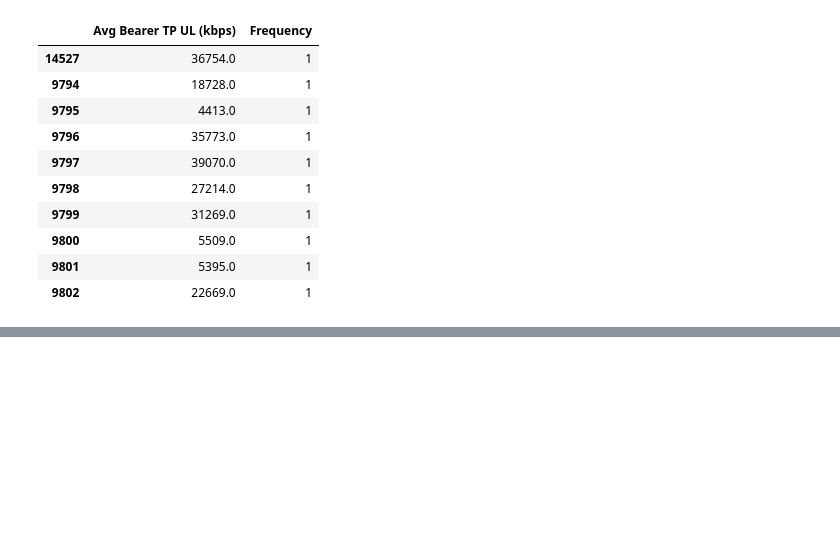
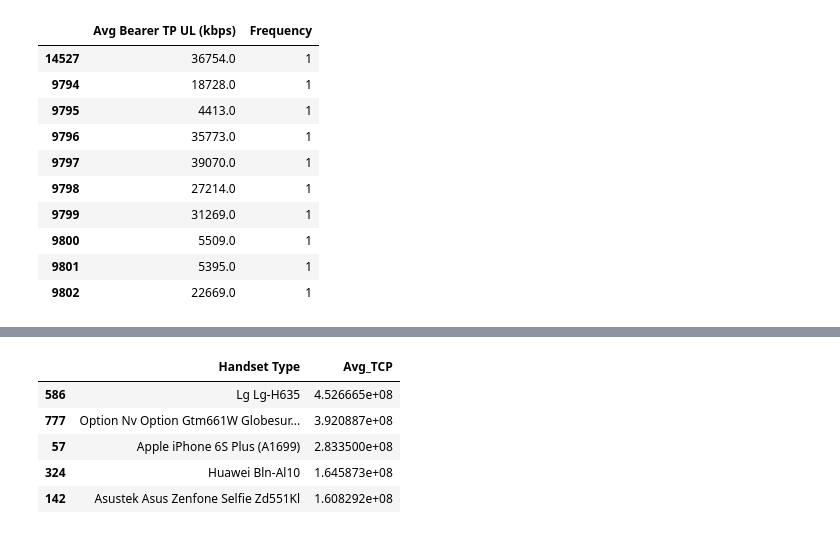
Before and after one commit to Azizadx/user_analytics_in_the_telecommunication, a Jupyter notebook: notebooks/experence_analytics/experence_analytics.ipynb, the cells around one changed output, grey strips where cells are left out. Saved outputs shown, nothing was run; the diff lists cells and outputs as text; code cells hidden in the pictures; blank space fills up the shorter version.

```diff
--- a/notebooks/experence_analytics/experence_analytics.ipynb
+++ b/notebooks/experence_analytics/experence_analytics.ipynb
@@ -336,0 +421,9 @@ bottom_10_result
+# %%
+result_df_tcp.head()
+# %% [output]
+|  | Handset Type | Avg_TCP |
+| 586 | Lg Lg-H635 | 4.526665e+08 |
+| 777 | Option Nv Option Gtm661W Globesur... | 3.920887e+08 |
+| 57 | Apple iPhone 6S Plus (A1699) | 2.833500e+08 |
+| 324 | Huawei Bln-Al10 | 1.645873e+08 |
+| 142 | Asustek Asus Zenfone Selfie Zd551Kl | 1.608292e+08 |
```
Also changed, not shown: parts of 13 cells of this notebook.
